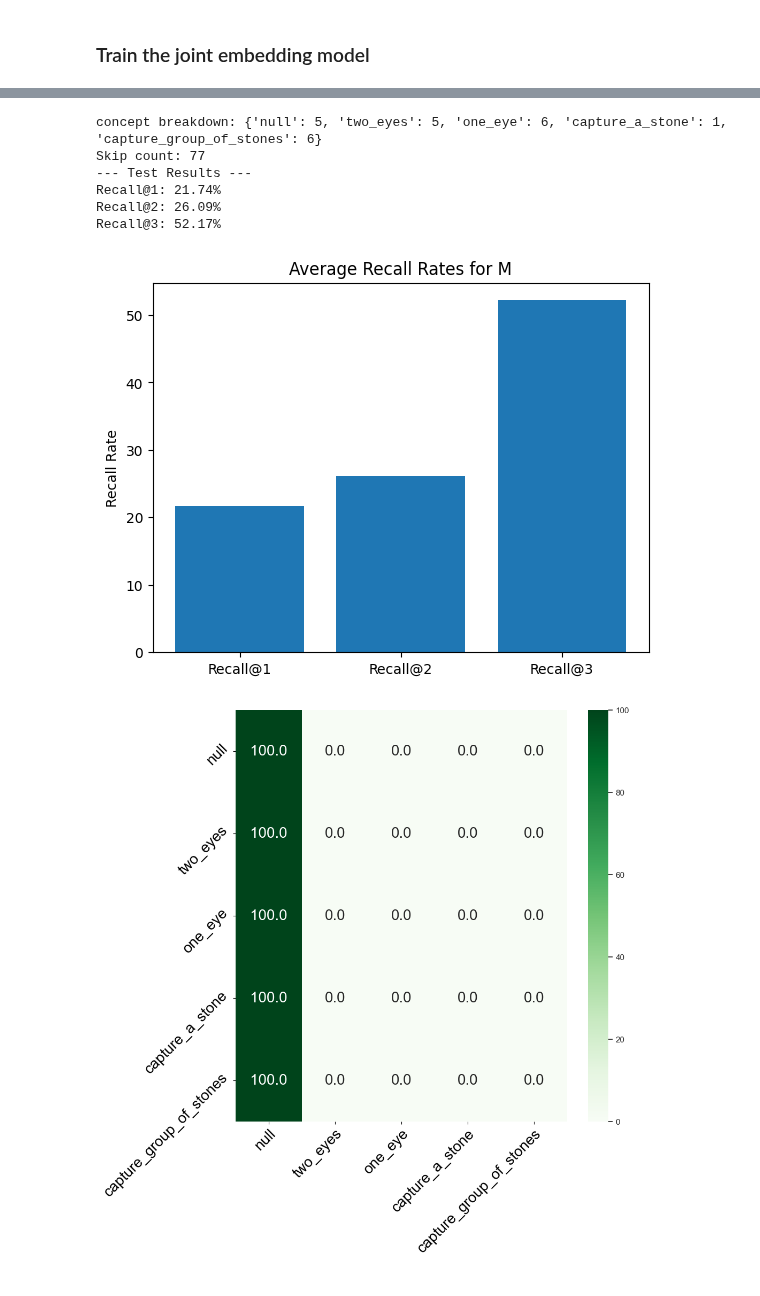
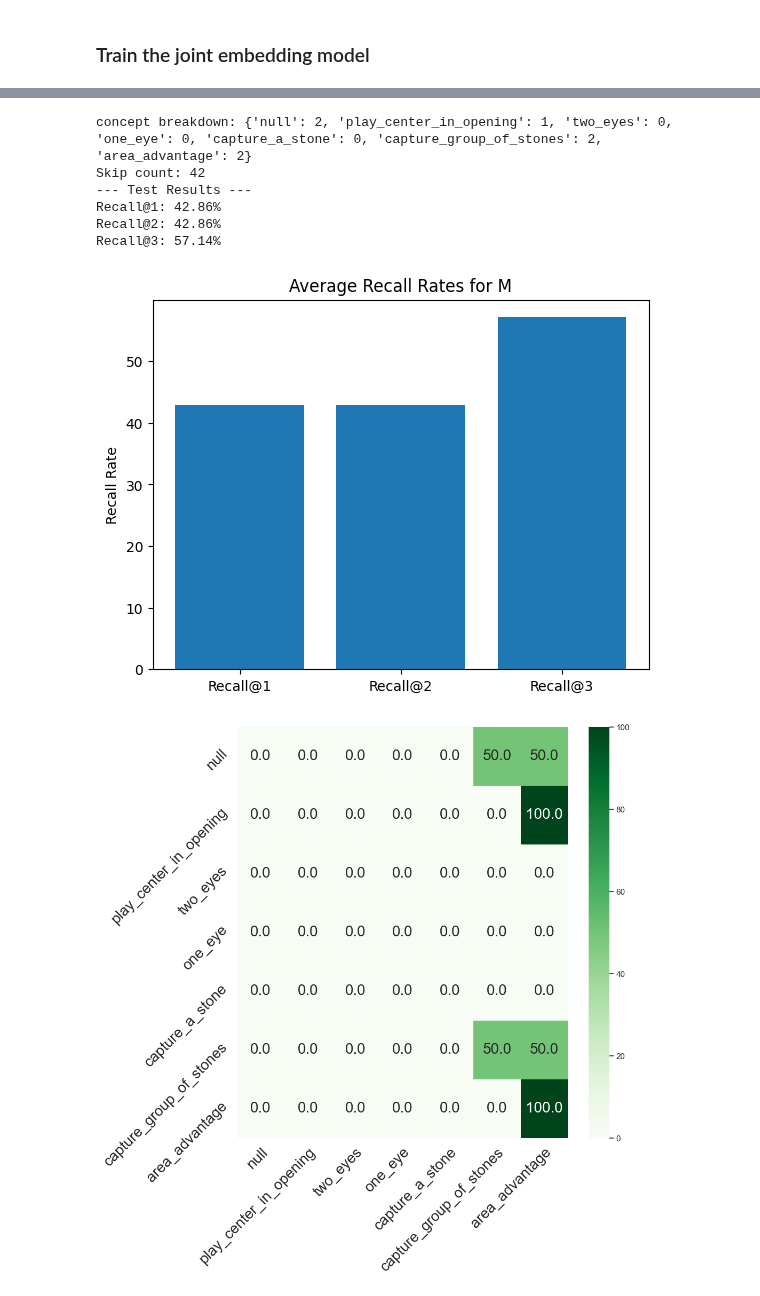
Before and after one commit to erikssommer/xai-concept-methods-drl, a Jupyter notebook: notebooks/joint_embedding_model.ipynb, the cells around one changed output, grey strips where cells are left out. Saved outputs shown, nothing was run; the diff lists cells and outputs as text; code cells hidden in the pictures.

Commit message:
Compiling jem model and adding option to load model

```diff
--- a/notebooks/joint_embedding_model.ipynb
+++ b/notebooks/joint_embedding_model.ipynb
@@ -23,7 +23,7 @@ tf.config.experimental.set_memory_growth(physical_devices[0], True)
 
 from jem import JointEmbeddingModel, data_utils
 
-use_saved_dataset = False
+use_saved_dataset = True
 
 lr = 0.001
 epochs = 10
@@ -43,7 +43,7 @@ resnet = True
 model_type = "resnet" if resnet else "convnet"
 
 agents_to_sample = [0, 10, 20, 60, 100, 500]
-cases_to_sample = 50
+cases_to_sample = 5
 
 full_model_path = f"../models/saved_sessions/{model_type}/board_size_{board_size}/{session_name}/"
 
@@ -68,33 +68,4 @@ else:
 vocab_size = len(vocab)
 
 print("Total number of states:", states.shape[0], ",explanations:", explanations.shape[0], ",labels:", labels.shape[0], " with vocab size:", vocab_size, "and max sent len:", max_sent_len)
-
-# Create a permutation
-perm = np.random.permutation(states.shape[0])
-
-# Apply the permutation to your arrays
-states = states[perm]
-explanations = explanations[perm]
-labels = labels[perm]
-
-# Split the data into 60% training, 20% validation, and 20% test
-split1 = int(0.6 * states.shape[0])
-split2 = int(0.8 * states.shape[0])
-
-train_states = states[:split1]
-train_explanations = explanations[:split1]
-train_labels = labels[:split1]
-
-val_states = states[split1:split2]
-val_explanations = explanations[split1:split2]
-val_labels = labels[split1:split2]
-
-test_states = states[split2:]
-test_explanations = explanations[split2:]
-test_labels = labels[split2:]
-
-# Print the shapes of the data
-print("Train shapes:", train_states.shape, train_explanations.shape, train_labels.shape)
-print("Val shapes:", val_states.shape, val_explanations.shape, val_labels.shape)
-print("Test shapes:", test_states.shape, test_explanations.shape, test_labels.shape)
 # %% [output]
@@ -162,4 +143,9 @@ WARNING:tensorflow:Compiled the loaded model, but the compiled metrics have yet
 # %%
+use_saved_model = True
+
+if use_saved_model:
+    jem = JointEmbeddingModel(load_path='../models/jem/joint_embedding_model.keras', vocab_size=vocab_size, max_sent_len=max_sent_len, board_size=board_size, learning_rate=lr)
+
 # Define necessary variables
 explanation_list = data_utils.get_explanation_list()  # Get the list of explanations
 confusion_matrix = data_utils.init_confusion_matrix()  # Initialize the confusion matrix
@@ -241,37 +227,37 @@ ax.set_ylabel('Recall Rate')
 ax.set_title('Average Recall Rates for M')
 plt.show()
 # %% [output]
-concept breakdown: {'null': 5, 'two_eyes': 5, 'one_eye': 6, 'capture_a_stone': 1, 'capture_group_of_stones': 6}
-Skip count: 77
+concept breakdown: {'null': 2, 'play_center_in_opening': 1, 'two_eyes': 0, 'one_eye': 0, 'capture_a_stone': 0, 'capture_group_of_stones': 2, 'area_advantage': 2}
+Skip count: 42
 --- Test Results ---
-Recall@1: 21.74%
-Recall@2: 26.09%
-Recall@3: 52.17%
+Recall@1: 42.86%
+Recall@2: 42.86%
+Recall@3: 57.14%
-[figure, old version]
+[figure, new version]
 # %%
 import pandas as pd
 import seaborn as sne
 
 keys_ = list(confusion_matrix.keys())
 arr2 = []
 for i in keys_:
     class_sum = float(sum(confusion_matrix[i].values()))
     class_arr = []
     for j in keys_:
-        calc_ = confusion_matrix[i][j] / class_sum
+        calc_ = confusion_matrix[i][j] / class_sum if class_sum != 0 else 0
         class_arr.append(calc_)
     arr2.append(class_arr)
 
 labels = [data_utils.translate_explanation(explanation_list[i]) for i in range(len(explanation_list))]
 df_cm2 = pd.DataFrame(np.array(arr2)*100, labels, labels)
 fig, ax = plt.subplots(figsize=(10,10))
 sne.set_theme(font_scale=1.0) # for label size
 sne.heatmap(df_cm2, annot=True, annot_kws={"size": 20}, cmap="Greens", fmt='.1f') # font size
 plt.xticks(rotation=45, fontsize=20, horizontalalignment="right", verticalalignment="top", rotation_mode="anchor")
 plt.yticks(rotation=45, fontsize=20, horizontalalignment="right", verticalalignment="bottom", rotation_mode="anchor")
 plt.show()
 # %% [output]
-[figure, old version]
+[figure, new version]
 # %%
 # Import necessary modules
 from sklearn.manifold import TSNE  # For t-SNE visualization
```
Also changed, not shown: parts of 5 cells of this notebook, 1 other file.
